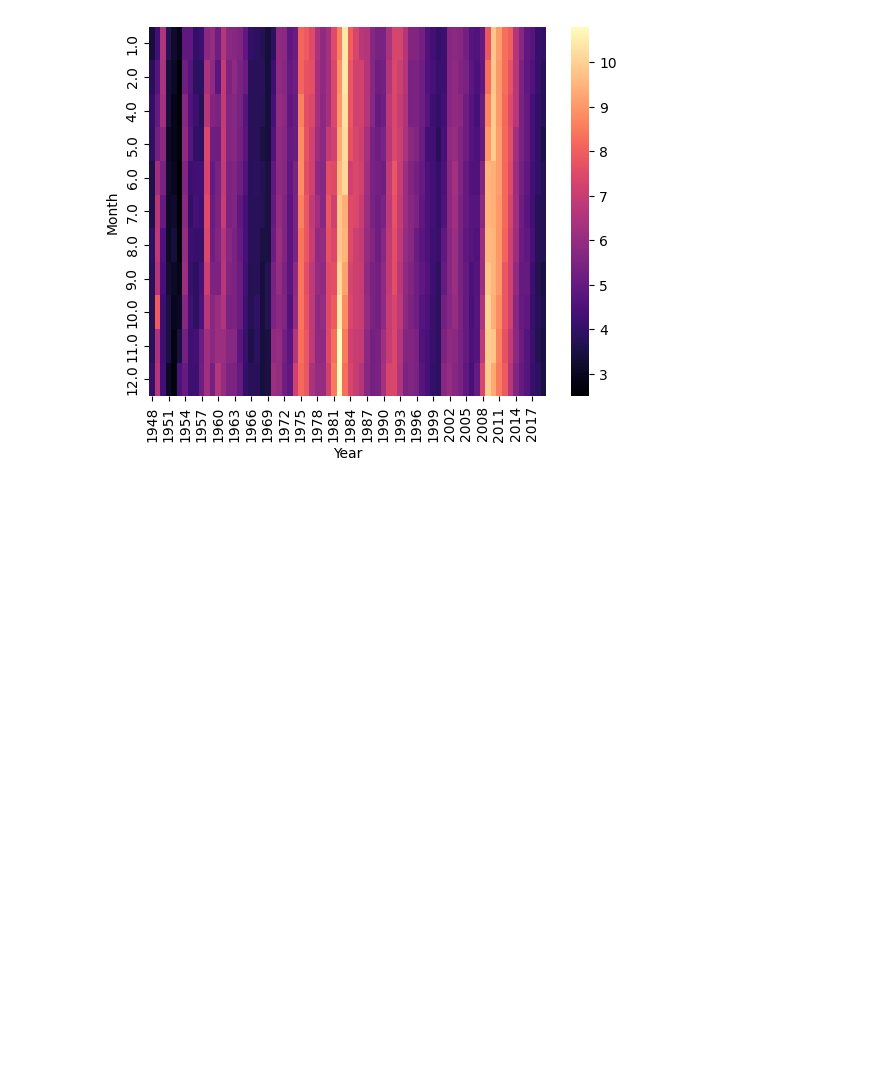
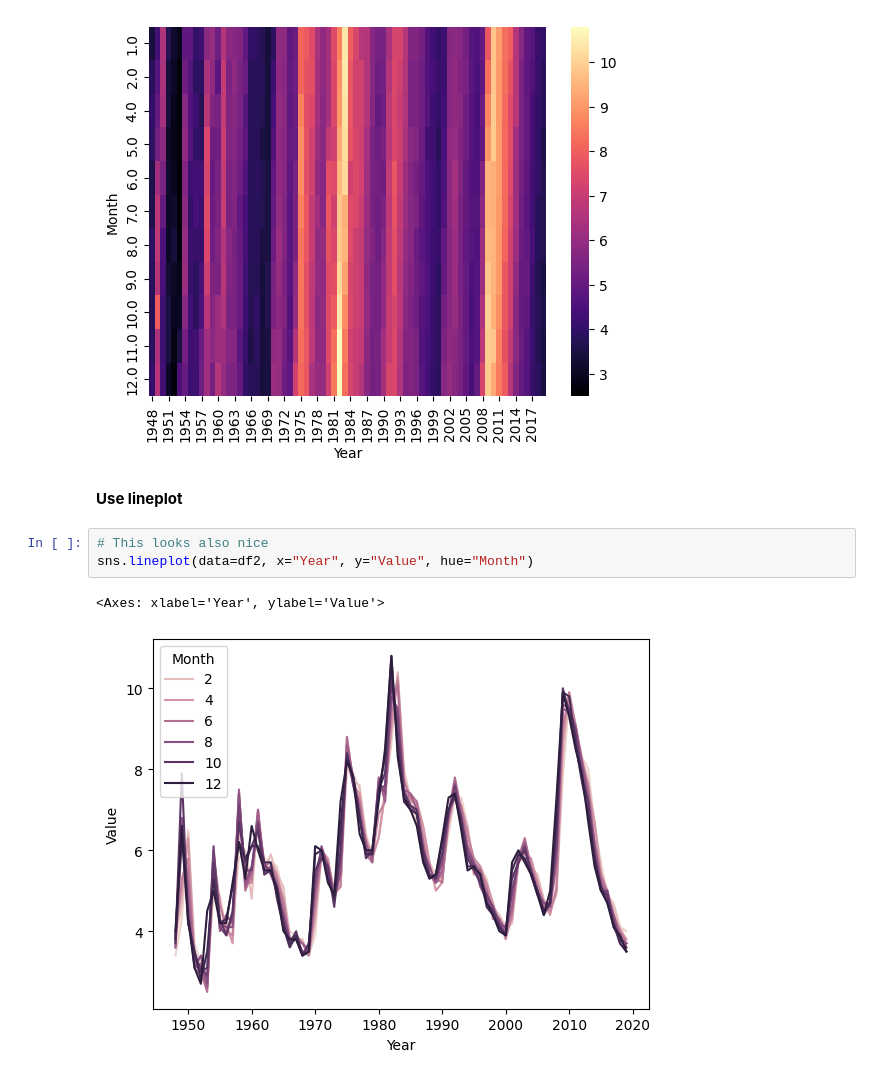
Before and after one commit to jtsillan/DataAnalytics, a Jupyter notebook: exercise_set_4/exercise_set_4_3a_unemployment.ipynb, the cells around one changed output. Drawn from its saved outputs; the diff is of its cells as text; blank space fills up the shorter version.

```diff
--- a/exercise_set_4/exercise_set_4_3a_unemployment.ipynb
+++ b/exercise_set_4/exercise_set_4_3a_unemployment.ipynb
@@ -159,3 +160,11 @@ sns.heatmap(pt, cmap='magma')
 # %% [output]
 <Axes: xlabel='Year', ylabel='Month'>
 [figure]
+# %% [markdown]
+**Use lineplot**
+# %%
+# This looks also nice
+sns.lineplot(data=df2, x="Year", y="Value", hue="Month")
+# %% [output]
+<Axes: xlabel='Year', ylabel='Value'>
+[figure, added]
```
Also changed, not shown: parts of 1 cell of this notebook, 2 other files.
